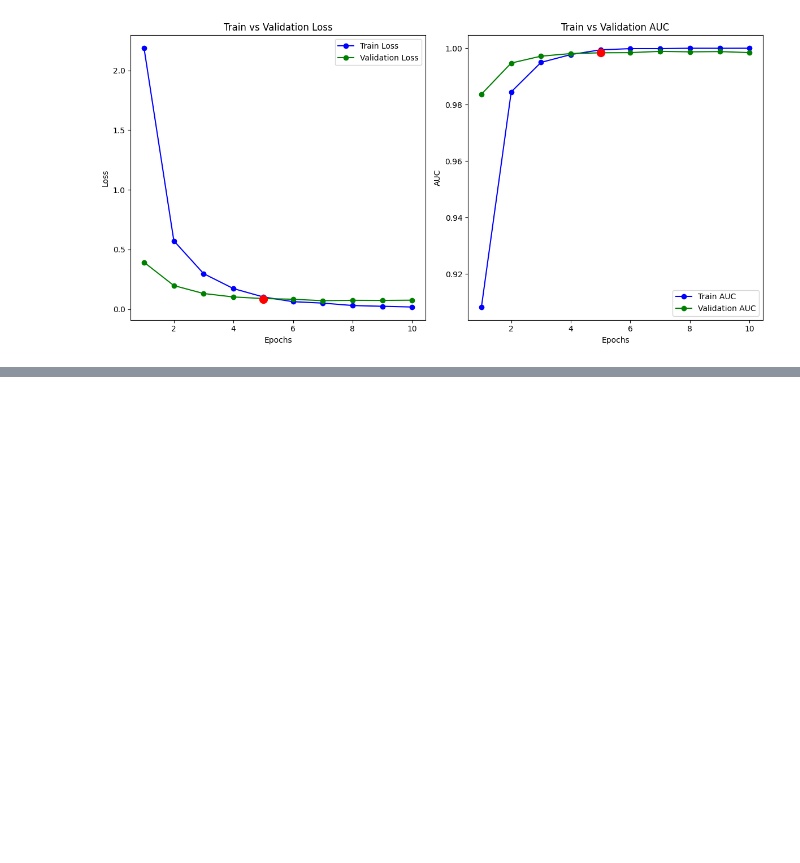
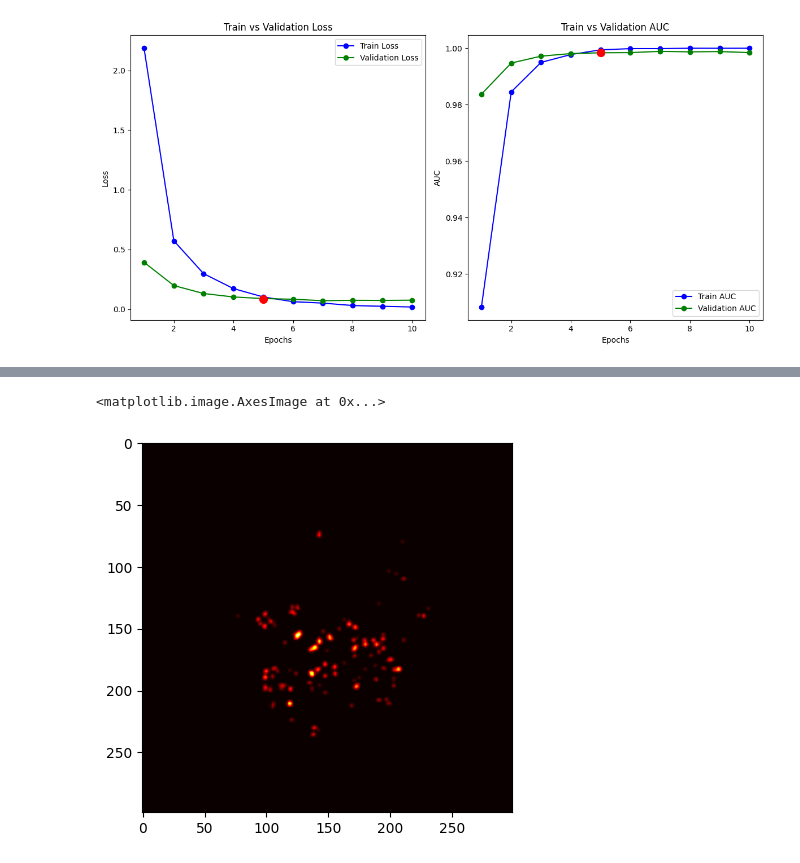
Before and after one commit to jesdin/Brain-Tumor-Classification, a Jupyter notebook: notebooks/train.ipynb, the cells around one changed output, grey strips where cells are left out. Drawn from its saved outputs; the diff is of its cells as text; code cells hidden in the pictures; blank space fills up the shorter version.

```diff
--- a/notebooks/train.ipynb
+++ b/notebooks/train.ipynb
@@ -253,0 +296,14 @@ tensor([[287,  12,   0,   1],
+# %%
+# Normalize
+saliency_map = (saliency_map - saliency_map.min()) / (saliency_map.max() - saliency_map.min())
+
+# Apply threshold to highlight strong activations
+threshold = 0.4
+saliency_map[saliency_map < threshold] = 0
+
+# Apply Gausian Smoothening
+saliency_map = cv2.GaussianBlur(saliency_map, (5, 5), 0)
+plt.imshow(saliency_map, cmap='hot')
+# %% [output]
+<matplotlib.image.AxesImage at 0x...>
+[figure, added]
```
Also changed, not shown: parts of 11 cells of this notebook, 1 other file.
